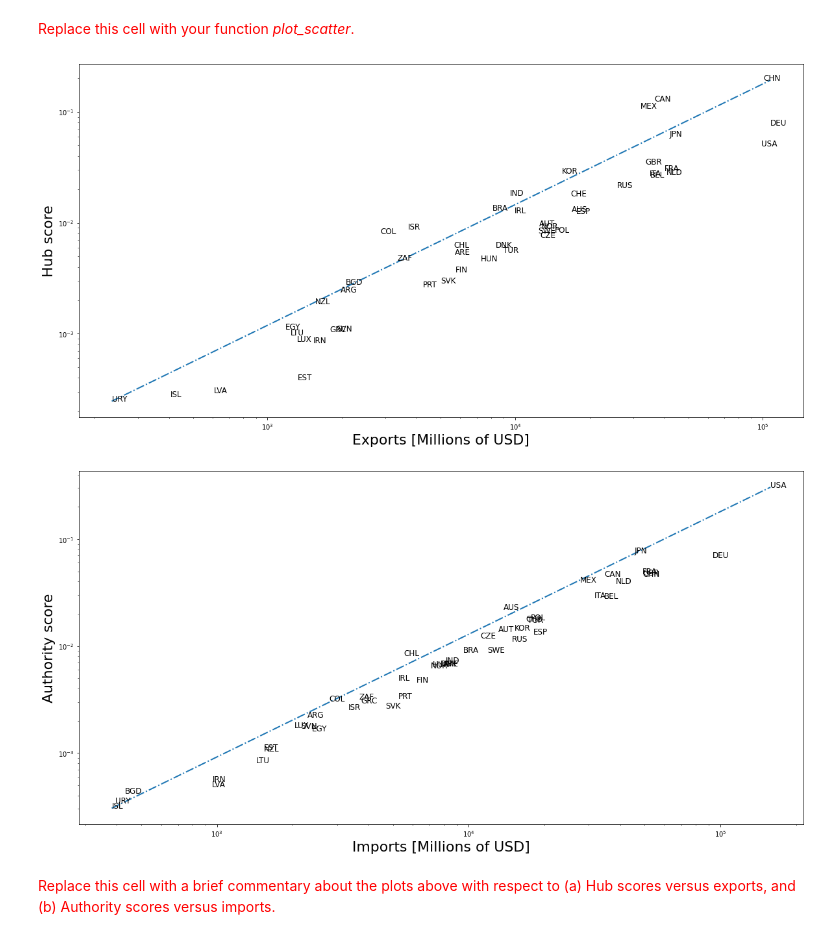
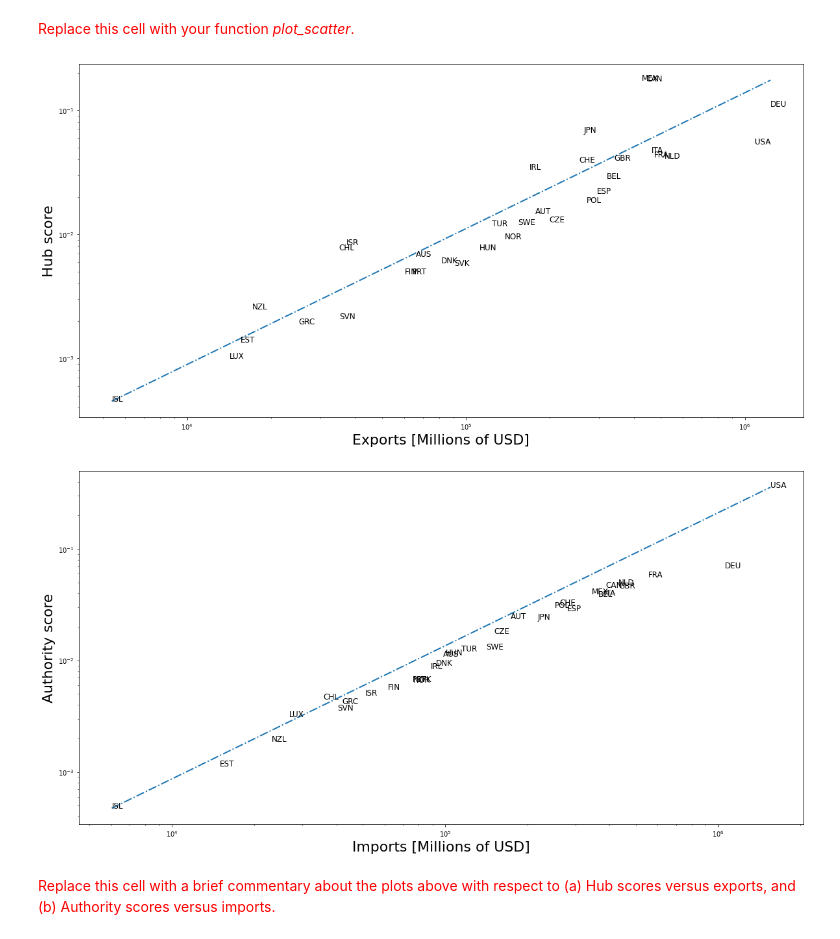
Before and after one commit to chatox/networks-science-course, a Jupyter notebook: practicum/ps05-hubs_authorities.ipynb, the cells around one changed output. Drawn from its saved outputs; the diff is of its cells as text; code cells hidden in the pictures.

```diff
--- a/practicum/ps05-hubs_authorities.ipynb
+++ b/practicum/ps05-hubs_authorities.ipynb
@@ -330,9 +340,9 @@ print(normalize({"a": 39, "b": 13, "c":26}))
 # LEAVE AS-IS
 # Execution should be very fast (a few seconds maximum)
 
-print("Computing for 1980")
-(h1980,a1980) = hubs_authorities(g1980)
+print("Computing for {:d}".format(YEAR_OLD))
+(hOld,aOld) = hubs_authorities(gOld)
 
-print("Computing for 2013")
-(h2013,a2013) = hubs_authorities(g2013)
+print("Computing for {:d}".format(YEAR_NEW))
+(hNew,aNew) = hubs_authorities(gNew)
 # %% [output]
@@ -411,13 +421,13 @@ Remember to add labels to the x axis and y axis before delivering your plots, an
 # %% [markdown]
 <font size="+1" color="red">Replace this cell with your function *plot_scatter*.</font>
 # %%
-# LEAVE AS-IS: print plots for 2013
+# LEAVE AS-IS: print plots for the newer dataset
 
-plot_scatter( exports2013, h2013, "Exports [Millions of USD]", "Hub score" )
-plot_scatter( imports2013, a2013, "Imports [Millions of USD]", "Authority score" )
+plot_scatter( exportsNew, hNew, "Exports [Millions of USD]", "Hub score" )
+plot_scatter( importsNew, aNew, "Imports [Millions of USD]", "Authority score" )
 # %% [output]
-[figure, old version]
+[figure, new version]
-[figure, old version]
+[figure, new version]
 # %% [markdown]
 <font size="+1" color="red">Replace this cell with a brief commentary about the plots above with respect to (a) Hub scores versus exports, and (b) Authority scores versus imports.</font>
 # %% [markdown]
```
Also changed, not shown: parts of 27 cells of this notebook, 7 other files.
